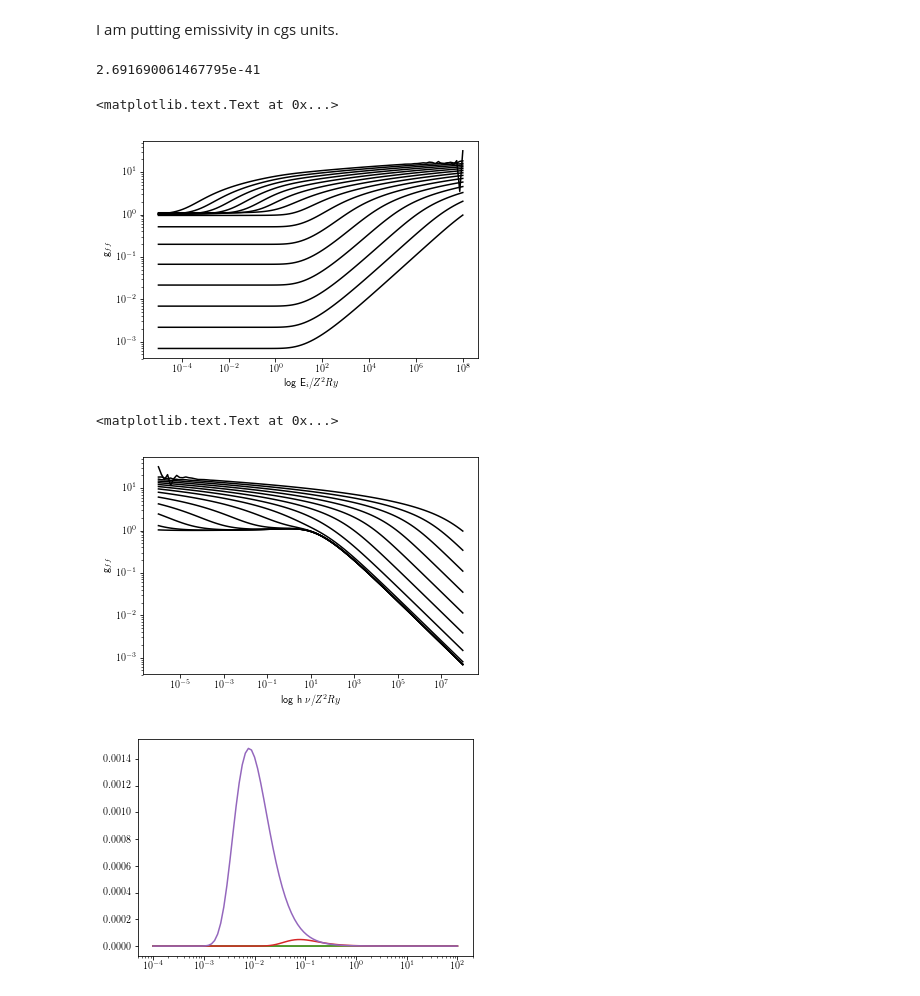
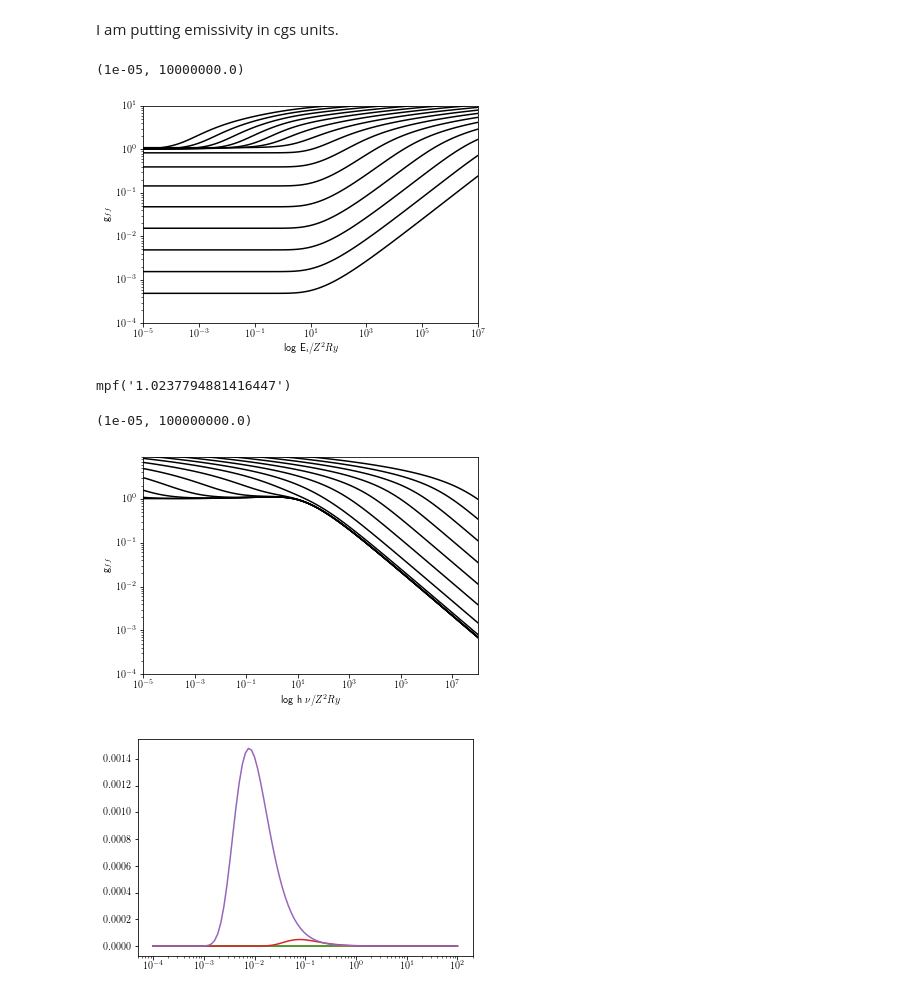
Before and after one commit to goyarzun/RadiationProject, a Jupyter notebook: Fifty Shades Free-Freed.ipynb, the cells around one changed output. Drawn from its saved outputs; the diff is of its cells as text; code cells hidden in the pictures.

```diff
--- a/Fifty Shades Free-Freed.ipynb
+++ b/Fifty Shades Free-Freed.ipynb
@@ -17,6 +17,11 @@ import matplotlib.pyplot as plt
 plt.rc('text', usetex=True)
 from mpmath import hyp2f1, factorial, gamma
 fsc = constants.alpha
+aB_in_cm = constants.value('Bohr radius') * 1e2
+c = constants.c * 1.e2
+e_e = 4.80320451e-10
+m_e = constants.electron_mass * 1e3
+k = 1.380648780669e-16
 # %%
 def I(eta_i, eta_f, k_i, k_f, l):
     """something dumb
@@ -78,16 +83,16 @@ def gaunt_free_free(Z, beta, E):
     g_ff : gaunt factor for free-free emission"""
 
     eta_i = Z * fsc / beta
-    k_i = beta / fsc
+    k_i = Z / eta_i / aB_in_cm
     eta_f = Z * fsc / (beta**2 + 2*E*fsc**2)**.5
-    k_f = Z / eta_f
-    if k_i == k_f:
-        return 0
+    k_f = Z / eta_f / aB_in_cm
+
     I0 = I(eta_i, eta_f, k_i, k_f, 0)
     I1 = I(eta_i, eta_f, k_i, k_f, 1)
 
     out = 2*3**.5/np.pi/eta_i/eta_f * I0
     out *=((eta_i**2 + eta_f**2 + 2*eta_i**2*eta_f**2)*I0 - 2 * eta_i * eta_f * (1 + eta_i**2)**.5*(1+eta_f**2)**.5*I1)
+
     return out.real
 # %%
 def free_free_emission_spectrum(Z, hnu, E):
@@ -161,21 +151,23 @@ def emissivity_free_free(Z, Ni, Ne, T, nu):
-# %%
-emissivity_free_free(1, 1, 1, 1000, 1e11)
-# %% [output]
-2.691690061467795e-41
 # %%
 Z = 1.0
 energies = np.logspace(-5,8,101) # Ry
 velocities = np.sqrt(energies*fsc**2) # Ha
 photon_energies = np.logspace(-6,8, 15) # Ry
 
-gff1 = [[gaunt_free_free(Z, v, photon_energy/2.) for v in velocities] for photon_energy in photon_energies]
+gff1 = [[gaunt_free_free(Z, v, photon_energy) for v in velocities] for photon_energy in photon_energies]
 # %%
 [plt.loglog(energies, gff1[i],'k') for i in range(len(photon_energies))]
 plt.xlabel(r'log E_i/Z^2 Ry')
 plt.ylabel(r'g_{ff}')
+plt.ylim(1e-4,10)
+plt.xlim(1e-5,1e7)
 # %% [output]
-<matplotlib.text.Text at 0x...>
+(1e-05, 10000000.0)
-[figure, old version]
+[figure, new version]
+# %%
+gff1[0][0]
+# %% [output]
+mpf('1.0237794881416447')
 # %%
 Z = 1.0
 energies = np.logspace(-5,8,14) # Ry
@@ -187,9 +179,11 @@ gff2 = [[gaunt_free_free(Z, v, photon_energy/2.) for photon_energy in photon_ene
 [plt.loglog(photon_energies, gff2[i],'k') for i in range(len(velocities))]
 plt.xlabel(r'log h \nu / Z^2 Ry')
 plt.ylabel(r'g_{ff}')
+plt.ylim(1e-4,9)
+plt.xlim(1e-5,1e8)
 # %% [output]
-<matplotlib.text.Text at 0x...>
+(1e-05, 100000000.0)
-[figure, old version]
+[figure, new version]
 # %%
 l_nm = np.logspace(-4,2,100)
 
```
Also changed, not shown: parts of 20 cells of this notebook.
